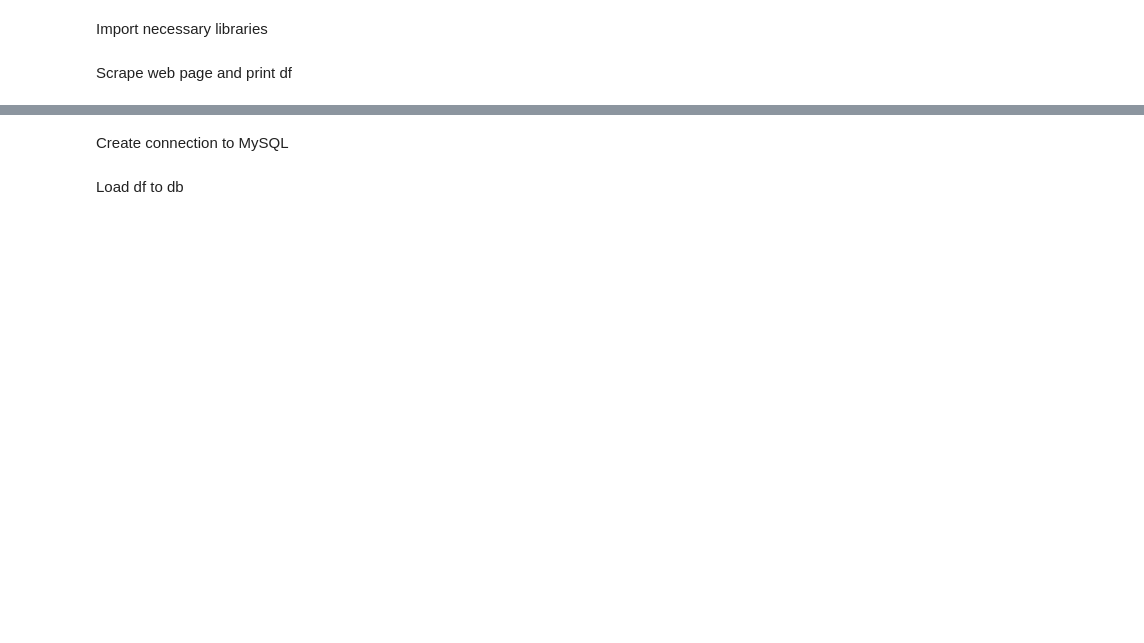
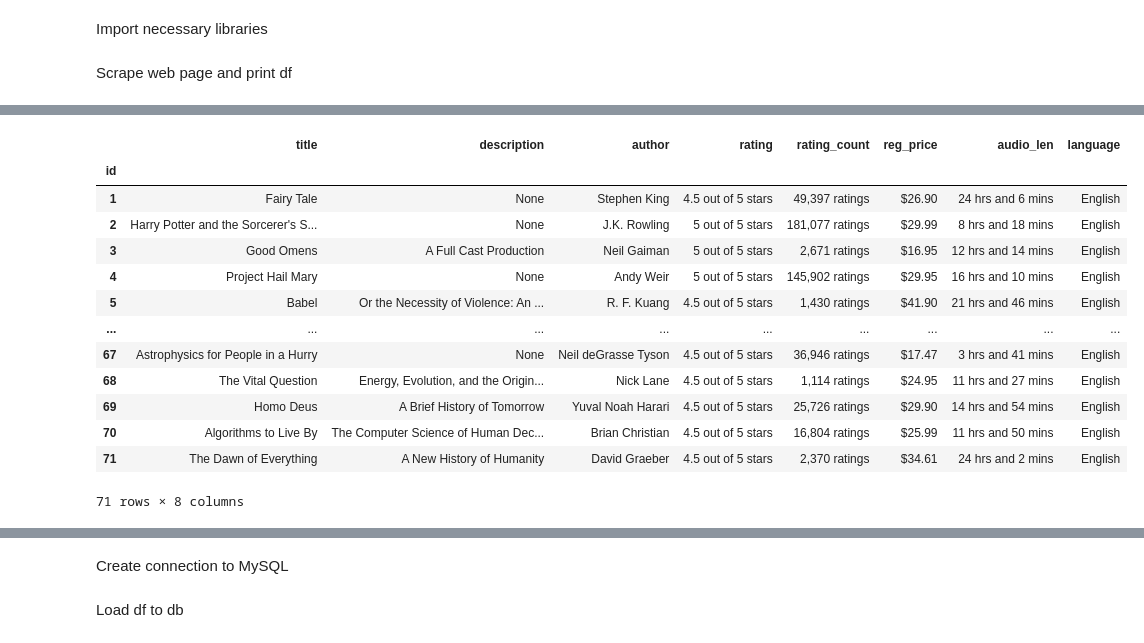
Before and after one commit to Igor-Sikorsky-IST-Hub/SDT_2022, a Jupyter notebook: IA-01/Antoniuk_Stepan/src/scraper.ipynb, the cells around one changed output, grey strips where cells are left out. Saved outputs shown, nothing was run; the diff lists cells and outputs as text; code cells hidden in the pictures; blank space fills up the shorter version.

```diff
--- a/IA-01/Antoniuk_Stepan/src/scraper.ipynb
+++ b/IA-01/Antoniuk_Stepan/src/scraper.ipynb
@@ -49,3 +141,21 @@ df
+# %%
+all = pd.read_sql("select * from books;", con=engine, index_col="id")
+all
+# %% [output]
+|  | title | description | author | rating | rating_count | reg_price | audio_len | language |
+| id |  |  |  |  |  |  |  |  |
+| 1 | Fairy Tale | None | Stephen King | 4.5 out of 5 stars | 49,397 ratings | $26.90 | 24 hrs and 6 mins | English |
+| 2 | Harry Potter and the Sorcerer's S... | None | J.K. Rowling | 5 out of 5 stars | 181,077 ratings | $29.99 | 8 hrs and 18 mins | English |
+| 3 | Good Omens | A Full Cast Production | Neil Gaiman | 5 out of 5 stars | 2,671 ratings | $16.95 | 12 hrs and 14 mins | English |
+| 4 | Project Hail Mary | None | Andy Weir | 5 out of 5 stars | 145,902 ratings | $29.95 | 16 hrs and 10 mins | English |
+| 5 | Babel | Or the Necessity of Violence: An ... | R. F. Kuang | 4.5 out of 5 stars | 1,430 ratings | $41.90 | 21 hrs and 46 mins | English |
+| ... | ... | ... | ... | ... | ... | ... | ... | ... |
+| 67 | Astrophysics for People in a Hurry | None | Neil deGrasse Tyson | 4.5 out of 5 stars | 36,946 ratings | $17.47 | 3 hrs and 41 mins | English |
+| 68 | The Vital Question | Energy, Evolution, and the Origin... | Nick Lane | 4.5 out of 5 stars | 1,114 ratings | $24.95 | 11 hrs and 27 mins | English |
+| 69 | Homo Deus | A Brief History of Tomorrow | Yuval Noah Harari | 4.5 out of 5 stars | 25,726 ratings | $29.90 | 14 hrs and 54 mins | English |
+| 70 | Algorithms to Live By | The Computer Science of Human Dec... | Brian Christian | 4.5 out of 5 stars | 16,804 ratings | $25.99 | 11 hrs and 50 mins | English |
+| 71 | The Dawn of Everything | A New History of Humanity | David Graeber | 4.5 out of 5 stars | 2,370 ratings | $34.61 | 24 hrs and 2 mins | English |
+71 rows × 8 columns
 # %%
 from uncategorized import check_book_availability
 
```
Also changed, not shown: parts of 13 cells of this notebook, 7 other files.
